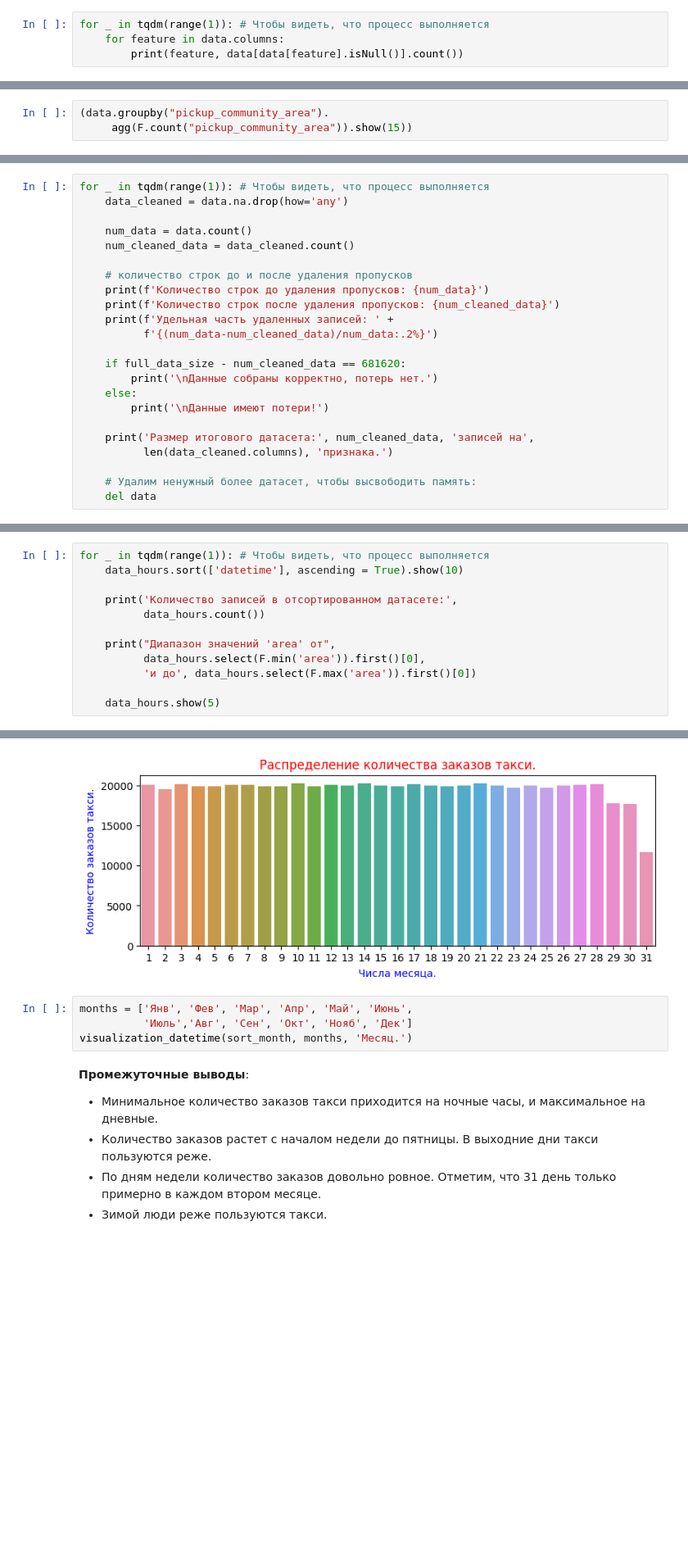
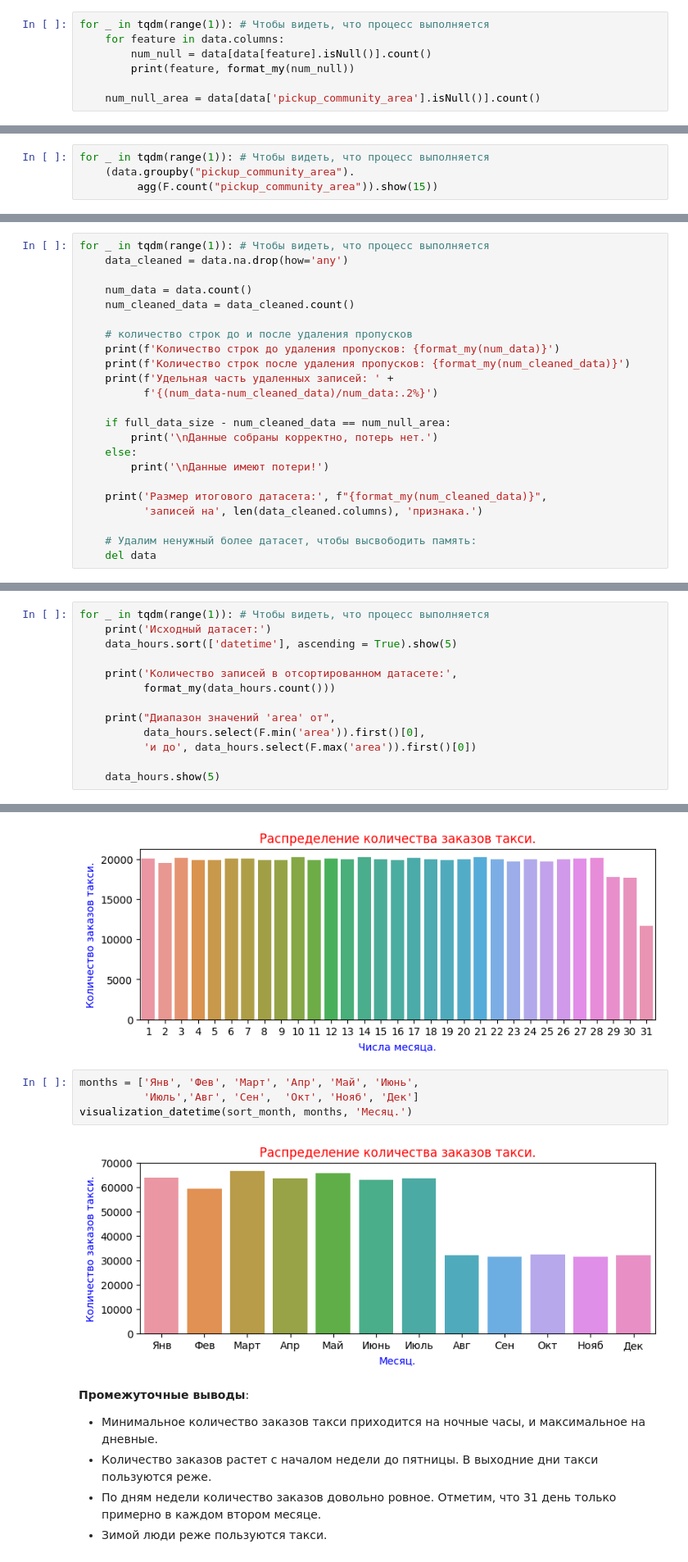
Before and after one commit to evgeniy-yandex/Data_Science, a Jupyter notebook: BigData_PySpark_taxi/BigData_pySPARK_taxi.ipynb, the cells around one changed output, grey strips where cells are left out. Shown: that part at 82% size. Saved outputs shown, nothing was run; the diff lists cells and outputs as text; blank space fills up the shorter version.

```diff
--- a/BigData_PySpark_taxi/BigData_pySPARK_taxi.ipynb
+++ b/BigData_PySpark_taxi/BigData_pySPARK_taxi.ipynb
@@ -315,6 +356,9 @@ for _ in tqdm(range(1)): # Чтобы видеть, что процесс вып
 # %%
 for _ in tqdm(range(1)): # Чтобы видеть, что процесс выполняется
     for feature in data.columns:
-        print(feature, data[data[feature].isNull()].count())
+        num_null = data[data[feature].isNull()].count()
+        print(feature, format_my(num_null))
+
+    num_null_area = data[data['pickup_community_area'].isNull()].count()
 # %% [output]
 trip_start_timestamp 0
@@ -345,8 +389,9 @@ for _ in tqdm(range(1)): # Чтобы видеть, что процесс вып
 # %% [output]
 Диапазон значений 'pickup_community_area' от 1 и до 77
 # %%
-(data.groupby("pickup_community_area").
-     agg(F.count("pickup_community_area")).show(15))
+for _ in tqdm(range(1)): # Чтобы видеть, что процесс выполняется
+    (data.groupby("pickup_community_area").
+         agg(F.count("pickup_community_area")).show(15))
 # %% [output]
 +---------------------+----------------------------+
 |pickup_community_area|count(pickup_community_area)|
@@ -381,18 +429,18 @@ for _ in tqdm(range(1)): # Чтобы видеть, что процесс вып
     num_cleaned_data = data_cleaned.count()
 
     # количество строк до и после удаления пропусков
-    print(f'Количество строк до удаления пропусков: {num_data}')
-    print(f'Количество строк после удаления пропусков: {num_cleaned_data}')
+    print(f'Количество строк до удаления пропусков: {format_my(num_data)}')
+    print(f'Количество строк после удаления пропусков: {format_my(num_cleaned_data)}')
     print(f'Удельная часть удаленных записей: ' +
           f'{(num_data-num_cleaned_data)/num_data:.2%}')
 
-    if full_data_size - num_cleaned_data == 681620:
+    if full_data_size - num_cleaned_data == num_null_area:
         print('\nДанные собраны корректно, потерь нет.')
     else:
         print('\nДанные имеют потери!')
 
-    print('Размер итогового датасета:', num_cleaned_data, 'записей на',
-          len(data_cleaned.columns), 'признака.')
+    print('Размер итогового датасета:', f"{format_my(num_cleaned_data)}",
+          'записей на', len(data_cleaned.columns), 'признака.')
 
     # Удалим ненужный более датасет, чтобы высвободить память:
     del data
@@ -508,9 +558,10 @@ print('\nС учетом 24 часа/день и на', NUMBER_CHICAGO_AREAS,
 # %%
 for _ in tqdm(range(1)): # Чтобы видеть, что процесс выполняется
-    data_hours.sort(['datetime'], ascending = True).show(10)
+    print('Исходный датасет:')
+    data_hours.sort(['datetime'], ascending = True).show(5)
 
     print('Количество записей в отсортированном датасете:',
-          data_hours.count())
+          format_my(data_hours.count()))
 
     print("Диапазон значений 'area' от",
           data_hours.select(F.min('area')).first()[0],
@@ -598,9 +647,11 @@ visualization_datetime(sort_daymonth, 'day_month', 'Числа месяца.')
 # %% [output]
 [figure]
 # %%
-months = ['Янв', 'Фев', 'Мар', 'Апр', 'Май', 'Июнь',
-          'Июль','Авг', 'Сен', 'Окт', 'Нояб', 'Дек']
+months = ['Янв', 'Фев', 'Март', 'Апр', 'Май', 'Июнь',
+          'Июль','Авг', 'Сен',  'Окт', 'Нояб', 'Дек']
 visualization_datetime(sort_month, months, 'Месяц.')
+# %% [output]
+[figure, added]
 # %% [markdown]
 **Промежуточные выводы**:
 * Минимальное количество заказов такси приходится на ночные часы, и максимальное на дневные.
```
Also changed, not shown: parts of 74 cells of this notebook.
